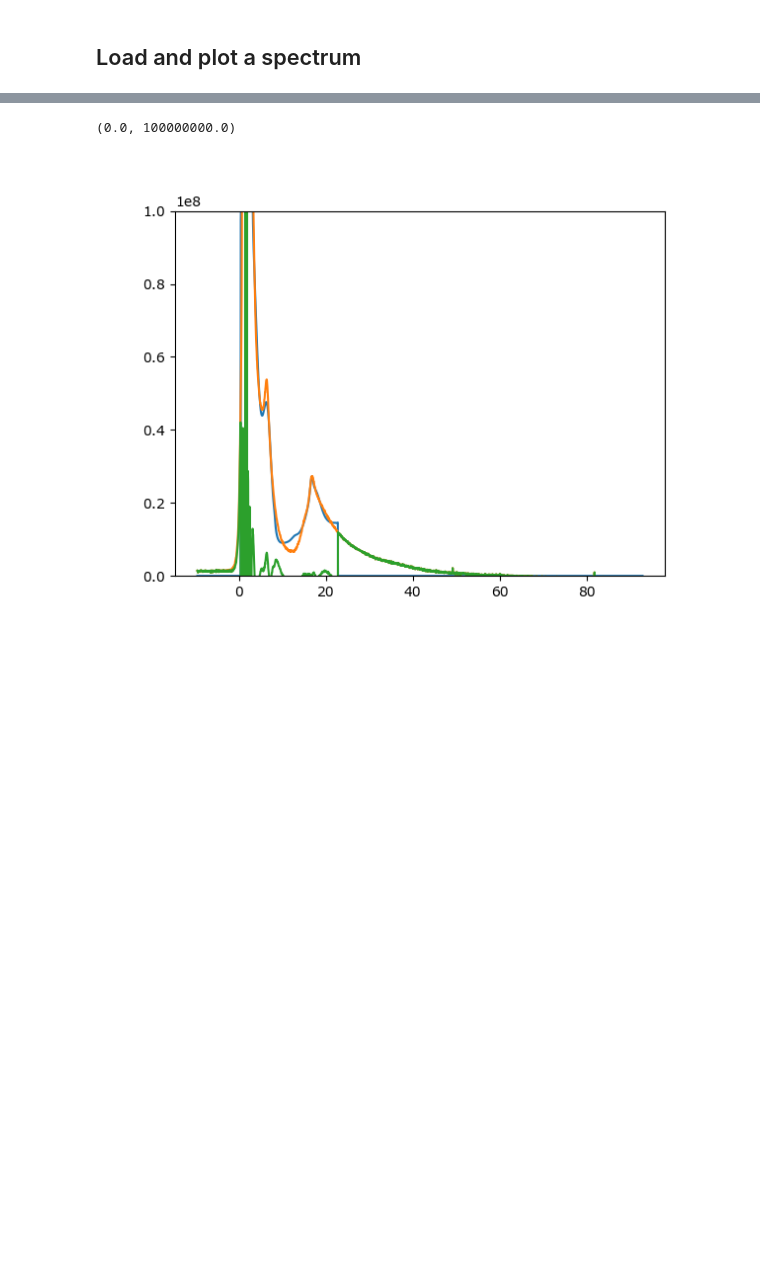
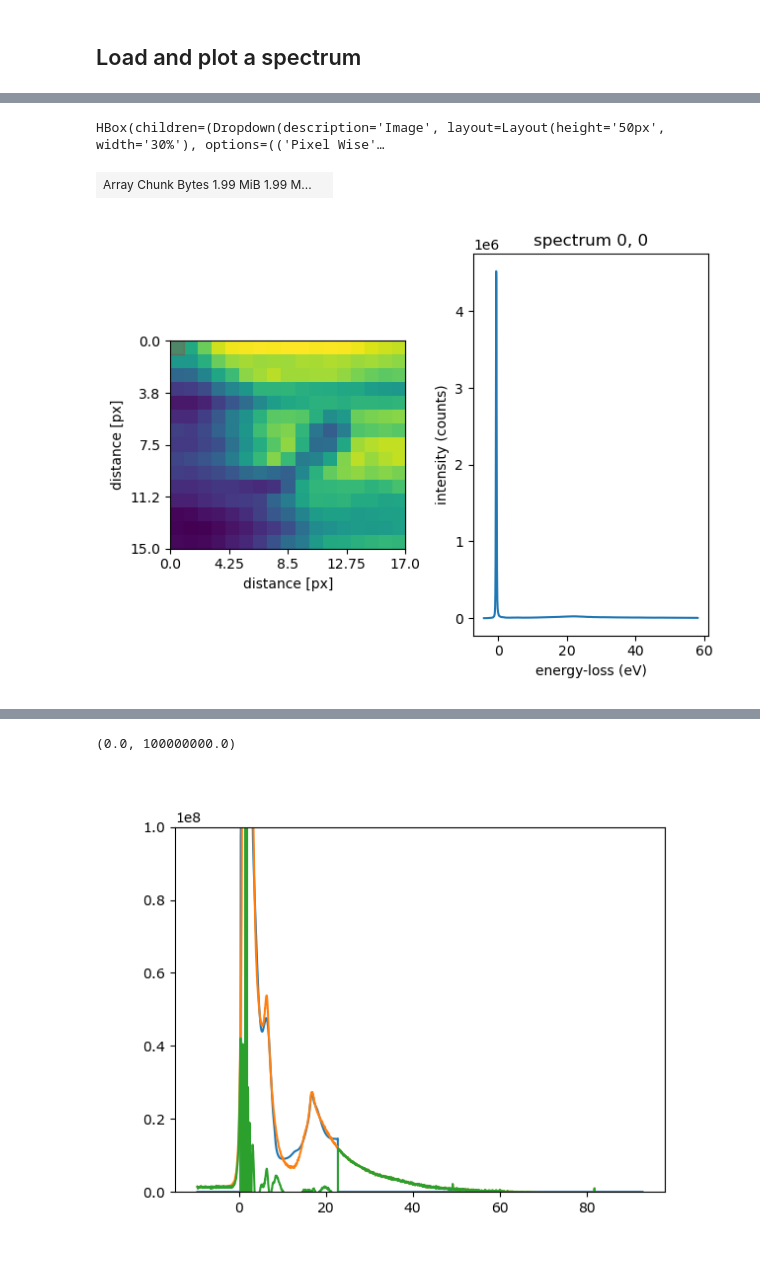
Before and after one commit to pycroscopy/pyTEMlib, a Jupyter notebook: notebooks/EELS/Analyse_Low_Loss.ipynb, the cells around one changed output, grey strips where cells are left out. Drawn from its saved outputs; the diff is of its cells as text; code cells hidden in the pictures; blank space fills up the shorter version.

```diff
--- a/notebooks/EELS/Analyse_Low_Loss.ipynb
+++ b/notebooks/EELS/Analyse_Low_Loss.ipynb
@@ -249,0 +297,7 @@ fileWidget.selected_dataset
+# %%
+infoWidget.selected_dataset.plot()
+infoWidget.selected_dataset
+# %% [output]
+HBox(children=(Dropdown(description='Image', layout=Layout(height='50px', width='30%'), options=(('Pixel Wise'…
+| Array Chunk Bytes 1.99 MiB 1.99 M... |  |
+[figure, added]
```
Also changed, not shown: parts of 37 cells of this notebook, 22 other files.
